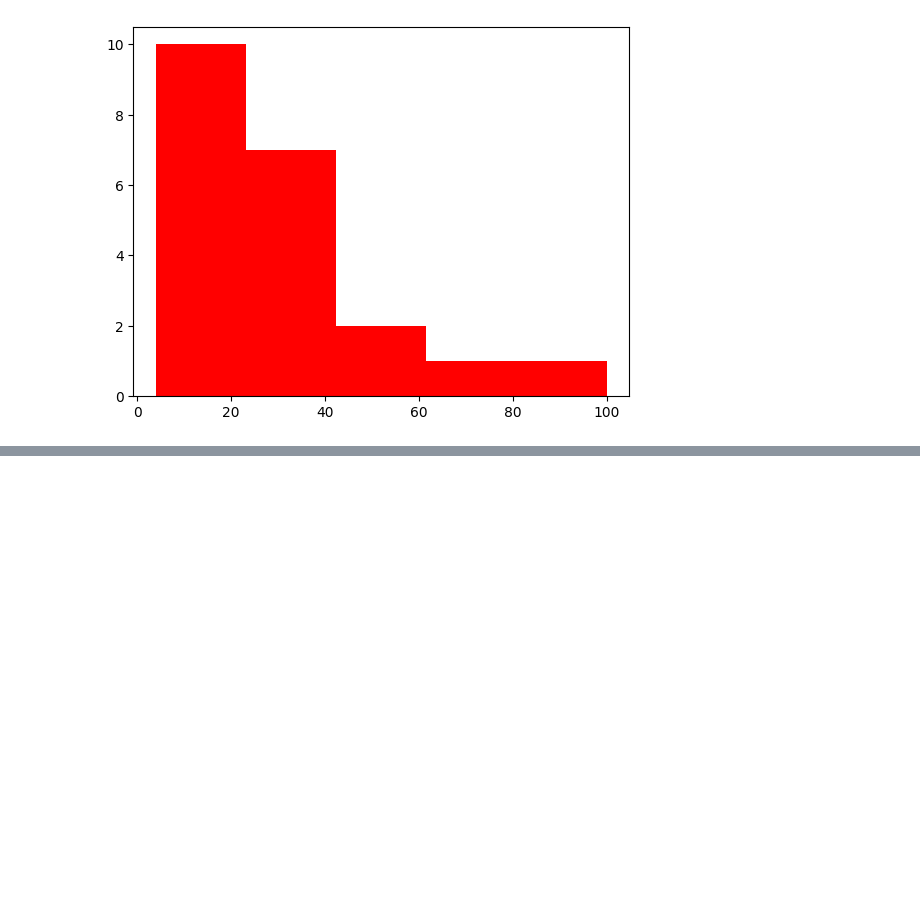
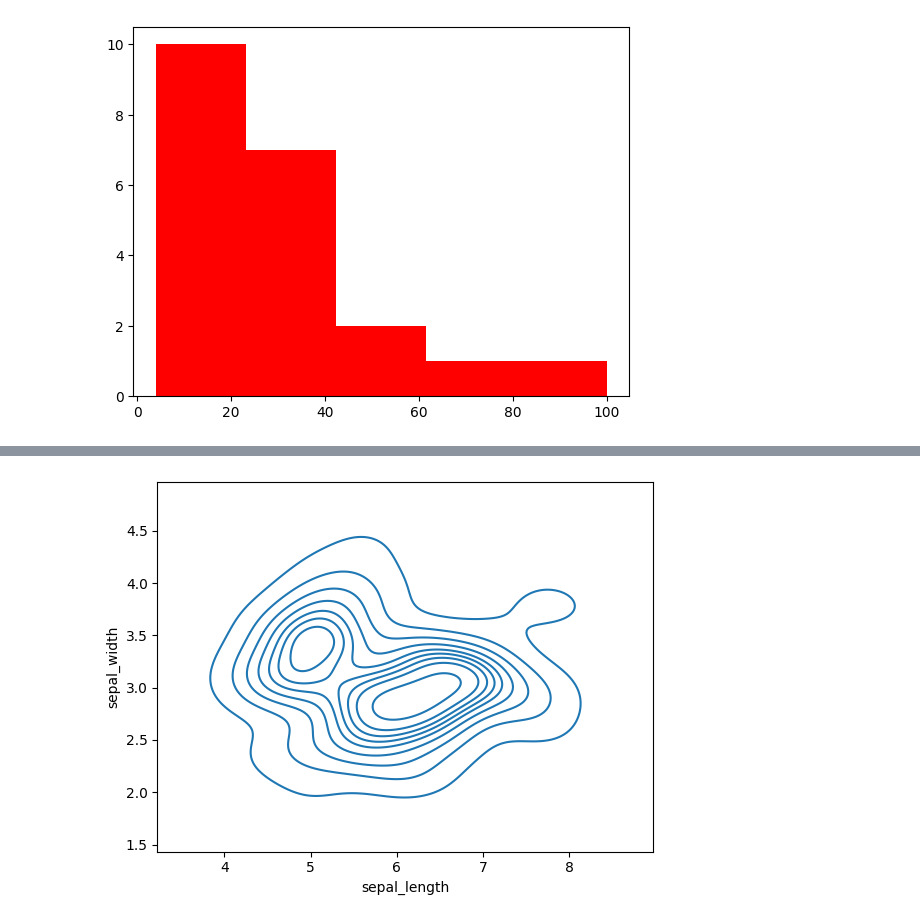
Before and after one commit to revan-desai/NumPy_and_Seaborn, a Jupyter notebook: seaborn_matplotlib_06.ipynb, the cells around one changed output, grey strips where cells are left out. Saved outputs shown, nothing was run; the diff lists cells and outputs as text; code cells hidden in the pictures; blank space fills up the shorter version.

```diff
--- a/seaborn_matplotlib_06.ipynb
+++ b/seaborn_matplotlib_06.ipynb
@@ -78,0 +107,12 @@ n,bin,p=plt.hist(x,num_bin,facecolor='red',alpha=1)      # alpha(range 0 to 1) i
+# %%
+import seaborn as sns
+
+import matplotlib.pyplot as plt
+
+datairis=sns.load_dataset('iris')
+
+sns.kdeplot(x='sepal_length',y='sepal_width',data=datairis)
+
+plt.show()
+# %% [output]
+[figure, added]
```
Also changed, not shown: parts of 13 cells of this notebook.
